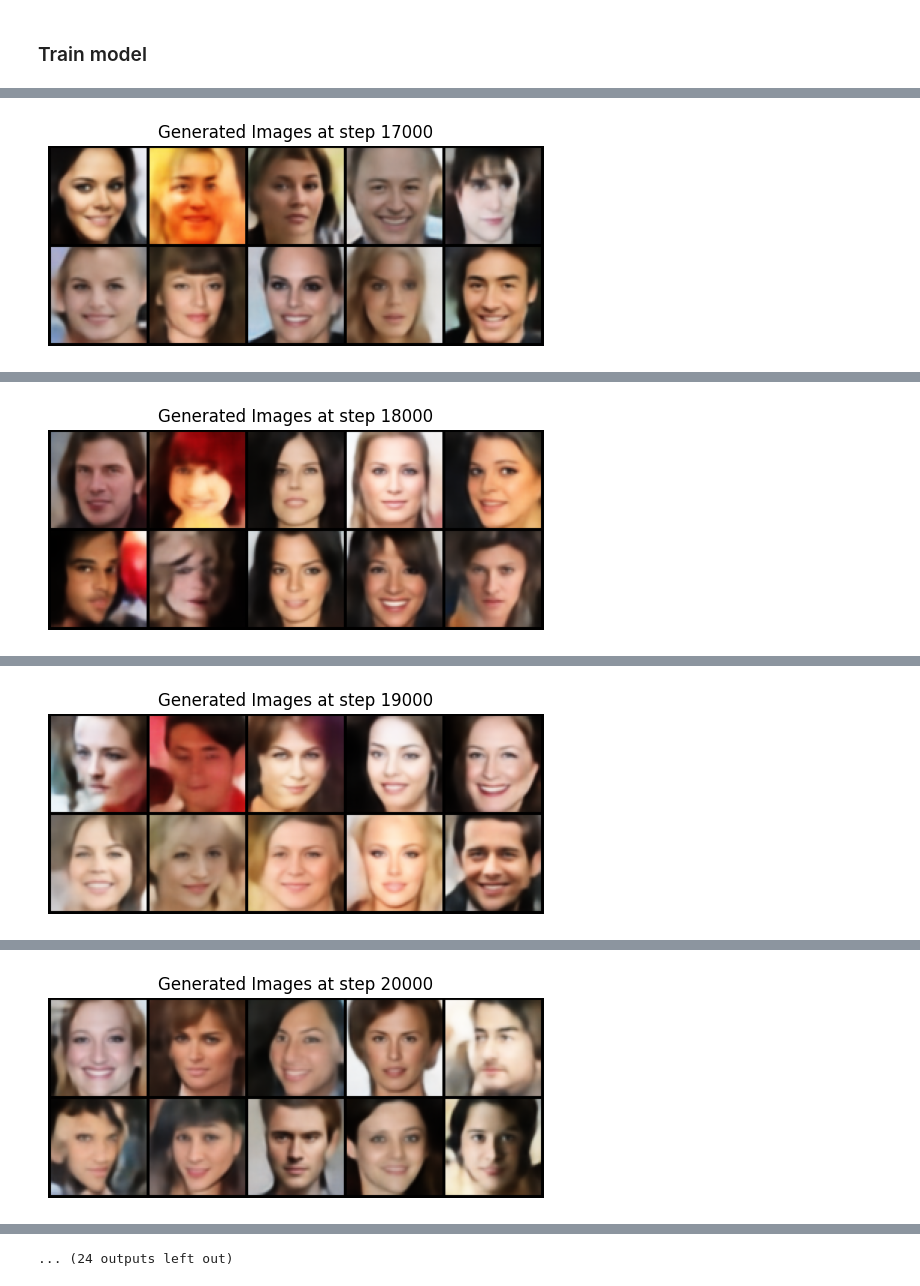
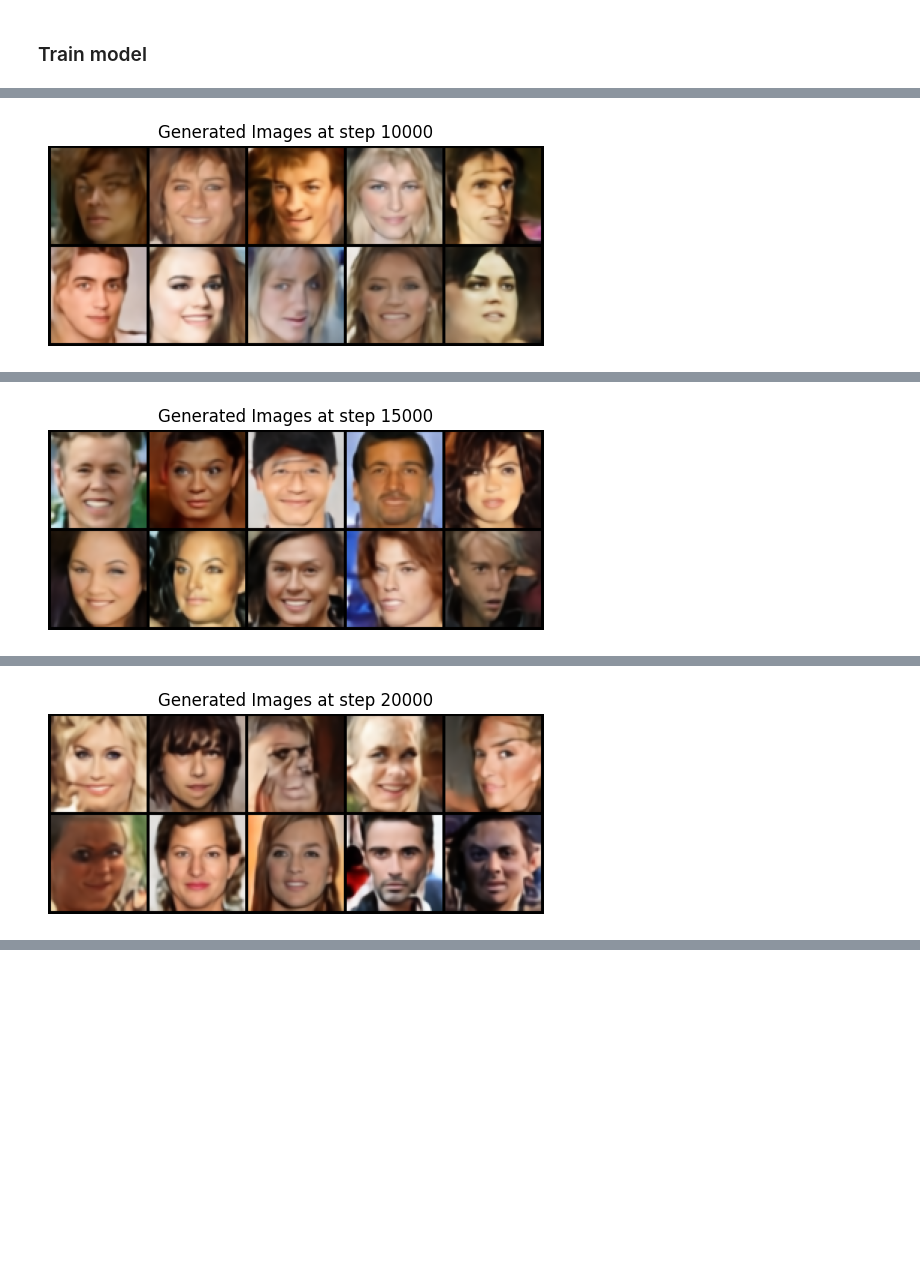
Before and after one commit to patrickmastorga/VQ-VAE-Tranformer-Image-Gen, a Jupyter notebook: TF_train.ipynb, the cells around one changed output, grey strips where cells are left out. Drawn from its saved outputs; the diff is of its cells as text; code cells hidden in the pictures; blank space fills up the shorter version.

```diff
--- a/TF_train.ipynb
+++ b/TF_train.ipynb
@@ -46,8 +59,8 @@ assert SEQ_LEN == LATENT_H * LATENT_W
 # %% [markdown]
 ### Load pretrained Decoder and CelebA embeddings
 # %%
-INDICES_PATH = '/content/VQ-VAE-Tranformer-Image-Gen/VQ/model/celeba_indices_uint16.pt'
-CHECKPOINT_PATH = '/content/VQ-VAE-Tranformer-Image-Gen/VQ/model/celeba_indices_uint16.pt'
+INDICES_PATH = '/content/drive/MyDrive/vq_models/vq16_celeba_indices_uint16.pt'
+CHECKPOINT_PATH = '/content/drive/MyDrive/vq_models/vq16_17000.pt'
 
 # load CelebA embeddings dataset
 print('Loading dataset...')
@@ -93,15 +106,15 @@ model = TransformerPrior().to(device)
 ### Train model
 # %%
 # training hyperparameters
-EPOCHS = 10
+EPOCHS = 20
 LEARNING_RATE = 2e-4
 LOG_INTERVAL = 100
-SAVE_INTERVAL = 1000
-SAVE_PATH = '/content/drive/MyDrive/tf_models/tf16' # THE SUFFIX '_{training_step}.pt' will be appended
+SAVE_INTERVAL = 5000
+SAVE_PATH = '/content/drive/MyDrive/tf_models/tf16_large' # THE SUFFIX '_{training_step}.pt' will be appended
 
 # optionally, resume training from a checkpoint
-CONTINUE_FROM_CHECKPOINT = True #  # str | None
-CHECKPOINT_PATH = '/content/drive/MyDrive/tf_models/tf16_17000.pt'
+CONTINUE_FROM_CHECKPOINT = False #  # str | None
+CHECKPOINT_PATH = '/content/drive/MyDrive/tf_models/tf16_5000.pt'
 
 # optmizer and training state vars
 optimizer = torch.optim.Adam(model.parameters(), lr=LEARNING_RATE)
@@ -144,12 +157,12 @@ for epoch in range(EPOCHS):
         optimizer.step()
 
         train_state['steps'] += 1
-        train_state['steps'] += loss.item()
+        train_state['running_loss'] += loss.item()
 
         # logging step
         if train_state['steps'] % LOG_INTERVAL == 0:
-            avg_loss = train_state['steps'] / LOG_INTERVAL
-            train_state['steps'] = 0.0
+            avg_loss = train_state['running_loss'] / LOG_INTERVAL
+            train_state['running_loss'] = 0.0
             train_state['losses'].append(avg_loss)
             print(f'{strftime('%H:%M:%S')} TRAINING Step [{train_state['steps']}/{end_step}]; Loss: {avg_loss:.6f}')
 
@@ -228 +259 @@ Checkpoint saved at step 17000 to /content/drive/MyDrive/transformer_models/chec
-[figure, old version]
+[figure, new version]
@@ -240 +277 @@ Checkpoint saved at step 18000 to /content/drive/MyDrive/transformer_models/chec
-[figure, old version]
+[figure, new version]
@@ -252 +295 @@ Checkpoint saved at step 19000 to /content/drive/MyDrive/transformer_models/chec
-[figure, old version]
+[figure, new version]
@@ -264 +313,0 @@ Checkpoint saved at step 20000 to /content/drive/MyDrive/transformer_models/chec
-[figure, removed]
@@ -277 +313,0 @@ Checkpoint saved at step 21000 to /content/drive/MyDrive/transformer_models/chec
-... (24 outputs left out)
```
Also changed, not shown: parts of 5 cells of this notebook.
